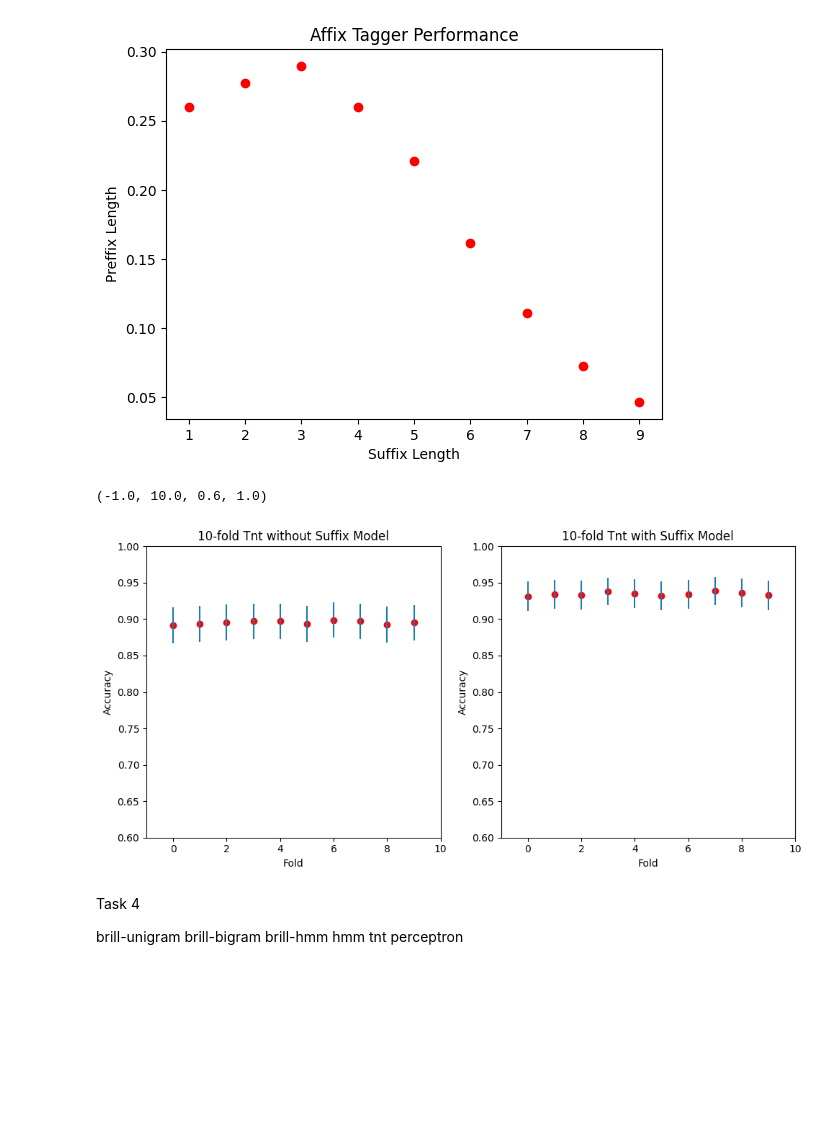
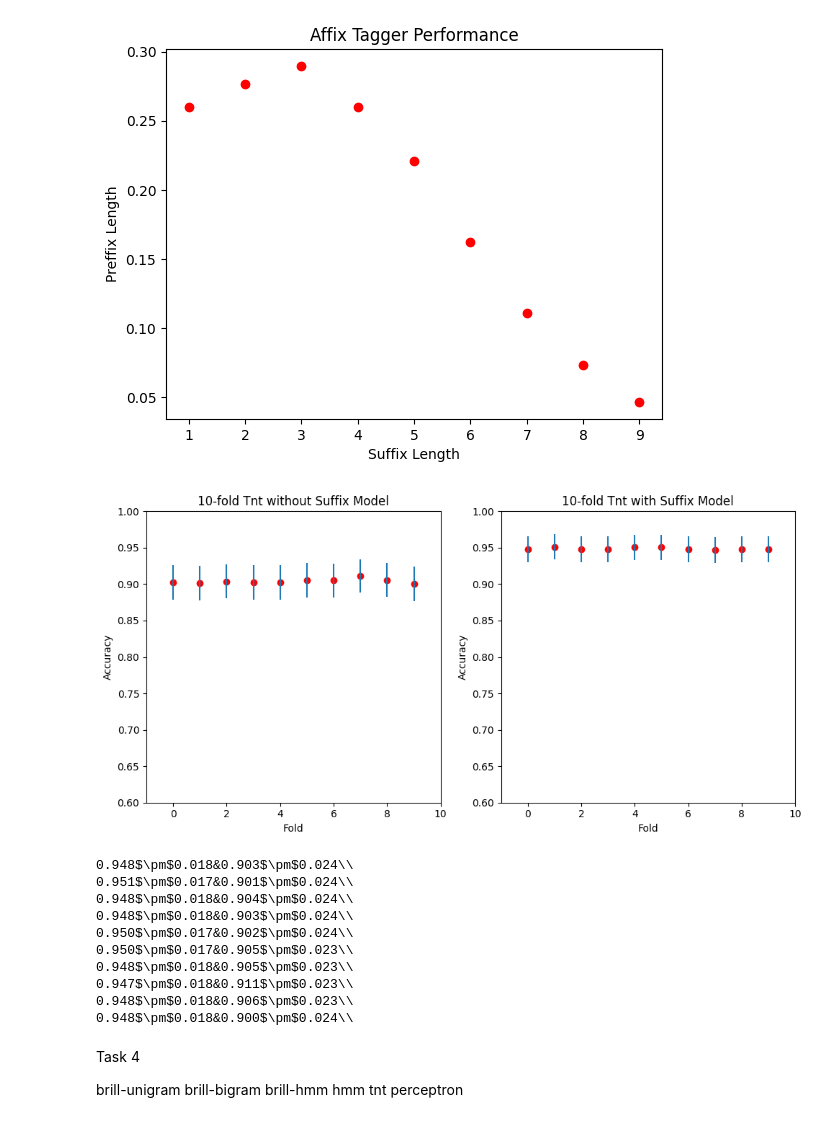
Before and after one commit to labadier/ProjectLing, a Jupyter notebook: Practica_LC.ipynb, the cells around one changed output. Saved outputs shown, nothing was run; the diff lists cells and outputs as text; code cells hidden in the pictures; blank space fills up the shorter version.

```diff
--- a/Practica_LC.ipynb
+++ b/Practica_LC.ipynb
@@ -240,13 +240,12 @@ plt.savefig('working notes/images/affix.png')
 # %% [output]
 [figure]
 # %%
-def trainTnt(corpus, unk = False):
+def trainTnt(corpus, unk = False, name=''):
 
   corpus = list(np.array(corpus)[np.random.permutation(len(corpus))])
   val_len = int(len(corpus)/10)
 
-  results_tnt = []
-  results_tnt_suff = []
+  results = []
 
   # 10-folding
   for fold in tqdm(range(10)):
@@ -255,20 +254,23 @@ def trainTnt(corpus, unk = False):
     train_set = corpus[:fold*val_len] + corpus[(fold+1)*val_len:]
 
     if unk == False:
-      tagger_tnt = tnt.TnT()
+      model = tnt.TnT()
     else:
       affix_tagger = AffixTagger(train_set, affix_length=-3)
-      tagger_tnt = tnt.TnT(unk=affix_tagger, Trained=True)
+      model = tnt.TnT(unk=affix_tagger, Trained=True)
 
-    tagger_tnt.train(train_set)
+    model.train(train_set)
 
-    results_tnt += [tagger_tnt.accuracy(val_set)]
+    results += [model.accuracy(val_set)]
 
-  ci = [1.96 * np.sqrt( (i * (1 - i)) / val_len) for i in results_tnt]
-  return tagger_tnt, results_tnt, ci
+    with open(f'f1_measure_split:{fold}_data:{name}.txt', 'w') as file:
+      file.write(model.evaluate_per_tag(val_set))
 
-tagger_tnt_suff, results_tnt_suff, ci_suff = trainTnt(corpus_sentences, unk = True)
-tagger_tnt, results_tnt, ci = trainTnt(corpus_sentences, unk = False)
+  ci = [1.96 * np.sqrt( (i * (1 - i)) / val_len) for i in results]
+  return model, results, ci
+
+tagger_tnt_suff, results_tnt_suff, ci_suff = trainTnt(reduced_corpus, unk = True, name='soft')
+tagger_tnt, results_tnt, ci_plane = trainTnt(reduced_corpus, unk = False, name='plane')
 
 fig, axs = plt.subplots(1, 2)
 
@@ -278,7 +280,7 @@ plt.rcParams["figure.autolayout"] = True
 
 axs[0].set_title('10-fold Tnt without Suffix Model')
 axs[0].plot(np.arange(10), results_tnt,'ro')
-axs[0].errorbar(np.arange(10), results_tnt, yerr = ci, linestyle='None')
+axs[0].errorbar(np.arange(10), results_tnt, yerr = ci_plane, linestyle='None')
 axs[0].set_ylabel('Accuracy')
 axs[0].set_xlabel('Fold')
 axs[0].axis([-1, 10, 0.6, 1])
@@ -289,9 +291,44 @@ axs[1].errorbar(np.arange(10), results_tnt_suff, yerr = ci_suff, linestyle='None
 axs[1].set_ylabel('Accuracy')
 axs[1].set_xlabel('Fold')
 axs[1].axis([-1, 10, 0.6, 1])
-# %% [output]
-(-1.0, 10.0, 0.6, 1.0)
-[figure, removed]
+# %%
+fig, axs = plt.subplots(1, 2)
+
+plt.rcParams["figure.figsize"] = [10, 5]
+plt.rcParams["figure.autolayout"] = True
+
+
+axs[0].set_title('10-fold Tnt without Suffix Model')
+axs[0].plot(np.arange(10), results_tnt,'ro')
+axs[0].errorbar(np.arange(10), results_tnt, yerr = ci_plane, linestyle='None')
+axs[0].set_ylabel('Accuracy')
+axs[0].set_xlabel('Fold')
+axs[0].axis([-1, 10, 0.6, 1])
+
+axs[1].set_title('10-fold Tnt with Suffix Model')
+axs[1].plot(np.arange(10), results_tnt_suff, 'ro')
+axs[1].errorbar(np.arange(10), results_tnt_suff, yerr = ci_suff, linestyle='None')
+axs[1].set_ylabel('Accuracy')
+axs[1].set_xlabel('Fold')
+axs[1].axis([-1, 10, 0.6, 1])
+plt.savefig('working notes/images/tnt-suffix.png')
+# %% [output]
+[figure, added]
+# %%
+
+for i, j, k, l in zip (results_tnt_suff, ci_suff, results_tnt, ci_plane):
+  print(f'{i:.3f}$\pm${j:.3f}&{k:.3f}$\pm${l:.3f}\\\\')
+# %% [output]
+0.948$\pm$0.018&0.903$\pm$0.024\\
+0.951$\pm$0.017&0.901$\pm$0.024\\
+0.948$\pm$0.018&0.904$\pm$0.024\\
+0.948$\pm$0.018&0.903$\pm$0.024\\
+0.950$\pm$0.017&0.902$\pm$0.024\\
+0.950$\pm$0.017&0.905$\pm$0.023\\
+0.948$\pm$0.018&0.905$\pm$0.023\\
+0.947$\pm$0.018&0.911$\pm$0.023\\
+0.948$\pm$0.018&0.906$\pm$0.023\\
+0.948$\pm$0.018&0.900$\pm$0.024\\
 # %% [markdown]
 Task 4
 
```
Also changed, not shown: parts of 4 cells of this notebook, 8 other files.
